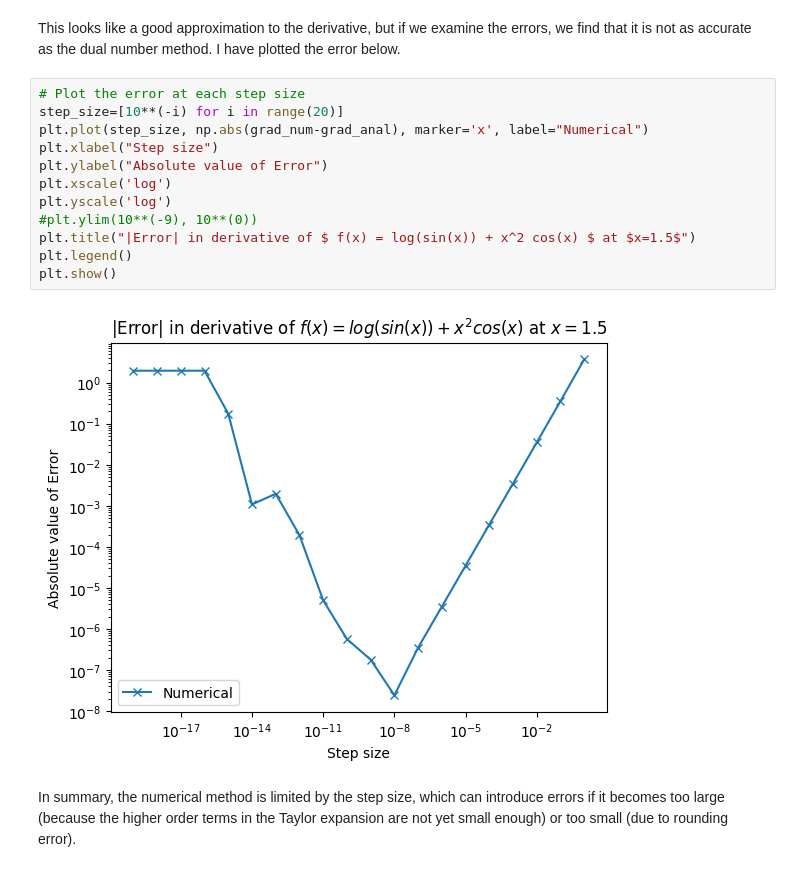
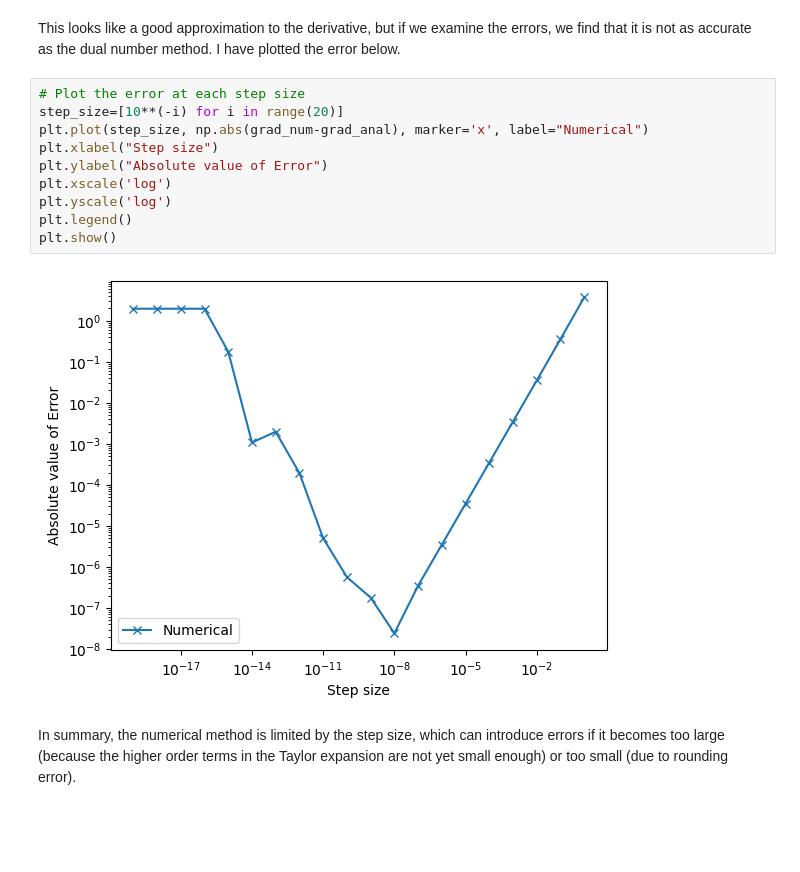
Before and after one commit to Fayzan03/C1_Coursework, a Jupyter notebook: docs/Tutorial/dual_autodiff.ipynb, the cells around one changed output. Drawn from its saved outputs; the diff is of its cells as text; blank space fills up the shorter version.

```diff
--- a/docs/Tutorial/dual_autodiff.ipynb
+++ b/docs/Tutorial/dual_autodiff.ipynb
@@ -164,17 +161,15 @@ This looks like a good approximation to the derivative, but if we examine the er
 # %%
 # Plot the error at each step size
 step_size=[10**(-i) for i in range(20)]
 plt.plot(step_size, np.abs(grad_num-grad_anal), marker='x', label="Numerical")
 plt.xlabel("Step size")
 plt.ylabel("Absolute value of Error")
 plt.xscale('log')
 plt.yscale('log')
-#plt.ylim(10**(-9), 10**(0))
-plt.title("|Error| in derivative of $ f(x) = log(sin(x)) + x^2 cos(x) $ at $x=1.5$")
 plt.legend()
 plt.show()
 # %% [output]
-[figure, old version]
+[figure, new version]
 # %% [markdown]
 In summary, the numerical method is limited by the step size, which can introduce errors if it becomes too large (because the higher order terms in the Taylor expansion are not yet small enough) or too small (due to rounding error).
 # %% [markdown]
```
Also changed, not shown: parts of 10 cells of this notebook, 20 other files.
